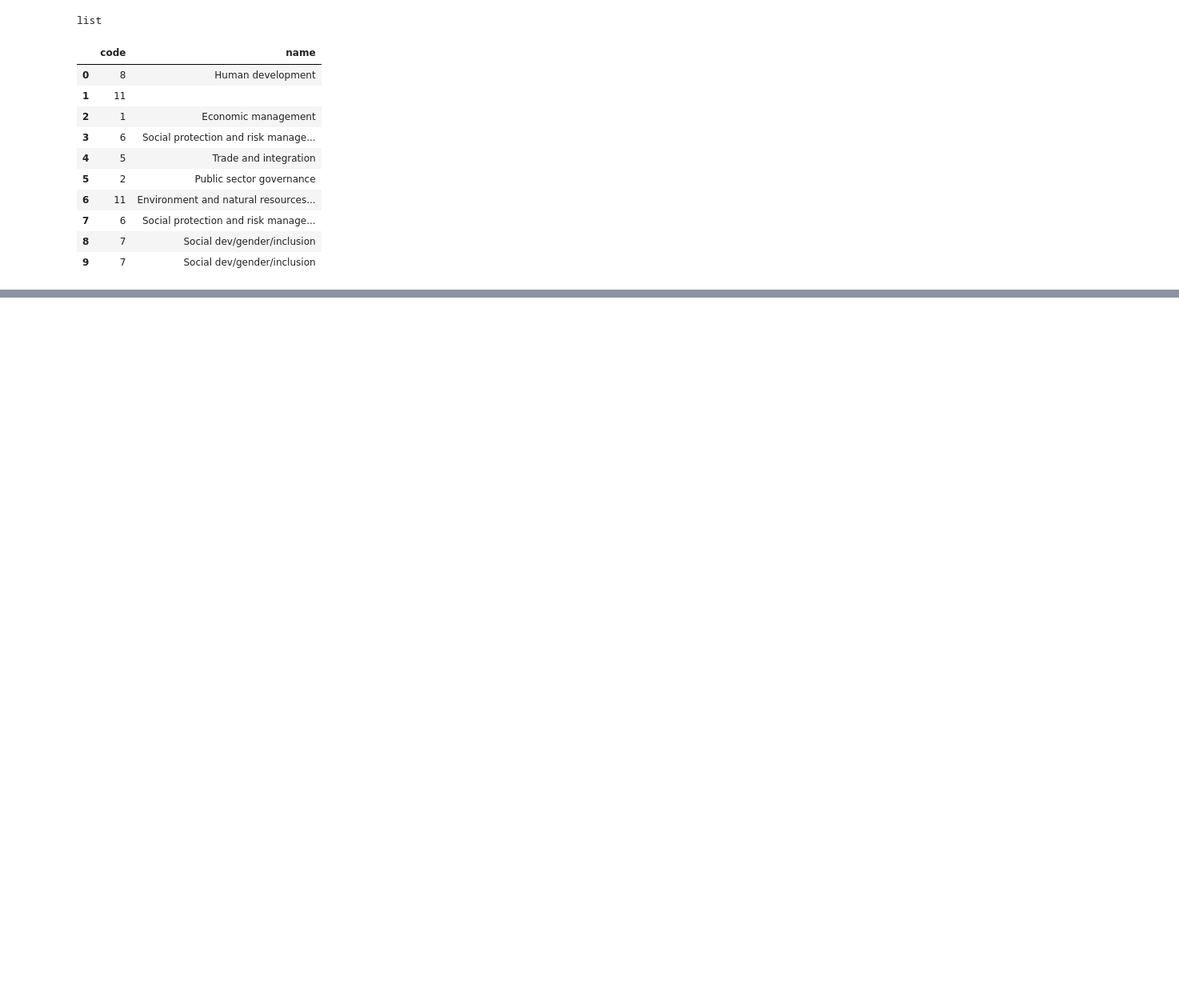
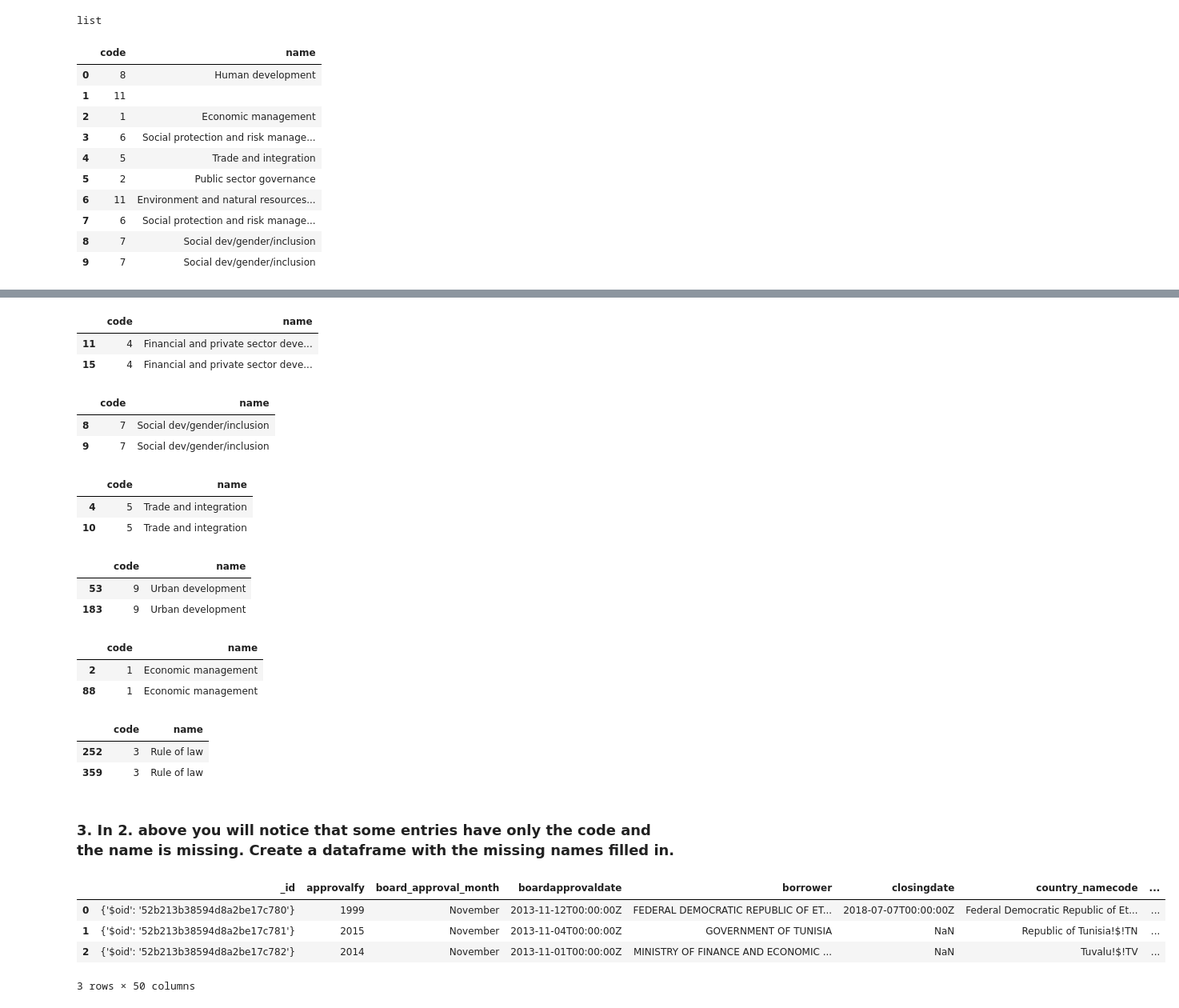
Before and after one commit to earny-joe/Springboard-DS-Portfolio, a Jupyter notebook: sb-unit5-json-exercise/data_wrangling_json/sliderule_dsi_json_exercise.ipynb, the cells around one changed output, grey strips where cells are left out. Shown at 80% size. Saved outputs shown, nothing was run; the diff lists cells and outputs as text; code cells hidden in the pictures; blank space fills up the shorter version.

```diff
--- a/sb-unit5-json-exercise/data_wrangling_json/sliderule_dsi_json_exercise.ipynb
+++ b/sb-unit5-json-exercise/data_wrangling_json/sliderule_dsi_json_exercise.ipynb
@@ -283,0 +286,49 @@ json_normalize(data, 'counties', ['state', 'shortname', ['info', 'governor']])
+# %%
+a1[a1.code == '4'].head(2)
+# %% [output]
+|  | code | name |
+| 11 | 4 | Financial and private sector deve... |
+| 15 | 4 | Financial and private sector deve... |
+# %%
+a1[a1.code == '7'].head(2)
+# %% [output]
+|  | code | name |
+| 8 | 7 | Social dev/gender/inclusion |
+| 9 | 7 | Social dev/gender/inclusion |
+# %%
+a1[a1.code == '5'].head(2)
+# %% [output]
+|  | code | name |
+| 4 | 5 | Trade and integration |
+| 10 | 5 | Trade and integration |
+# %%
+a1[a1.code == '9'].head(2)
+# %% [output]
+|  | code | name |
+| 53 | 9 | Urban development |
+| 183 | 9 | Urban development |
+# %%
+a1[a1.code == '1'].head(2)
+# %% [output]
+|  | code | name |
+| 2 | 1 | Economic management |
+| 88 | 1 | Economic management |
+# %%
+a1[a1.code == '3'].head(2)
+# %% [output]
+|  | code | name |
+| 252 | 3 | Rule of law |
+| 359 | 3 | Rule of law |
+# %% [markdown]
+### 3. In 2. above you will notice that some entries have only the code and the name is missing. Create a dataframe with the missing names filled in.
+# %%
+import pandas as pd
+
+q3_df = pd.read_json('data/world_bank_projects.json')
+q3_df.head(3)
+# %% [output]
+|  | _id | approvalfy | board_approval_month | boardapprovaldate | borrower | closingdate | country_namecode | ... |
+| 0 | {'$oid': '52b213b38594d8a2be17c780'} | 1999 | November | 2013-11-12T00:00:00Z | FEDERAL DEMOCRATIC REPUBLIC OF ET... | 2018-07-07T00:00:00Z | Federal Democratic Republic of Et... | ... |
+| 1 | {'$oid': '52b213b38594d8a2be17c781'} | 2015 | November | 2013-11-04T00:00:00Z | GOVERNMENT OF TUNISIA | NaN | Republic of Tunisia!$!TN | ... |
+| 2 | {'$oid': '52b213b38594d8a2be17c782'} | 2014 | November | 2013-11-01T00:00:00Z | MINISTRY OF FINANCE AND ECONOMIC ... | NaN | Tuvalu!$!TV | ... |
+3 rows × 50 columns
```
Also changed, not shown: parts of 24 cells of this notebook.
